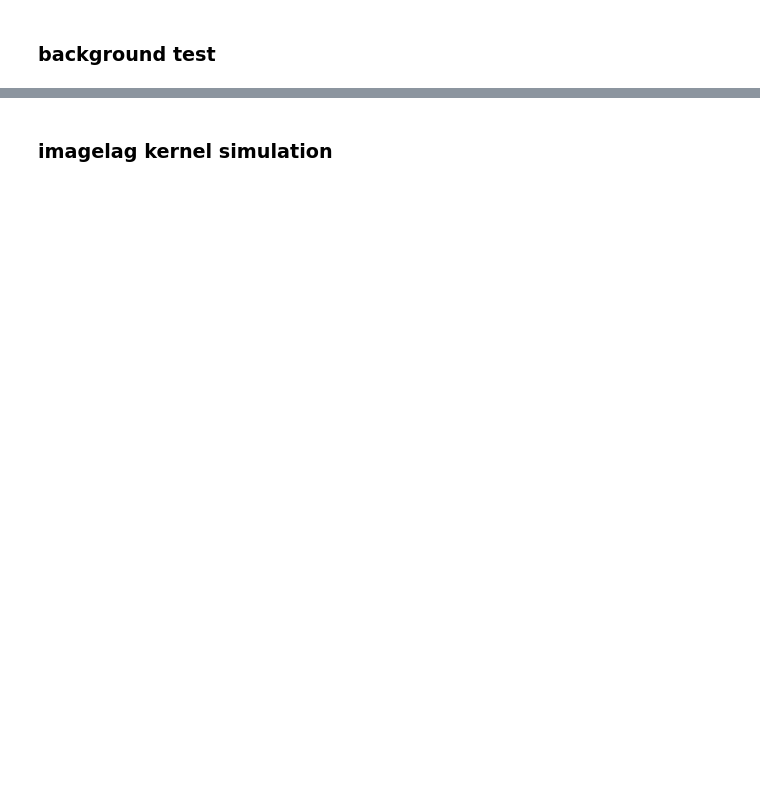
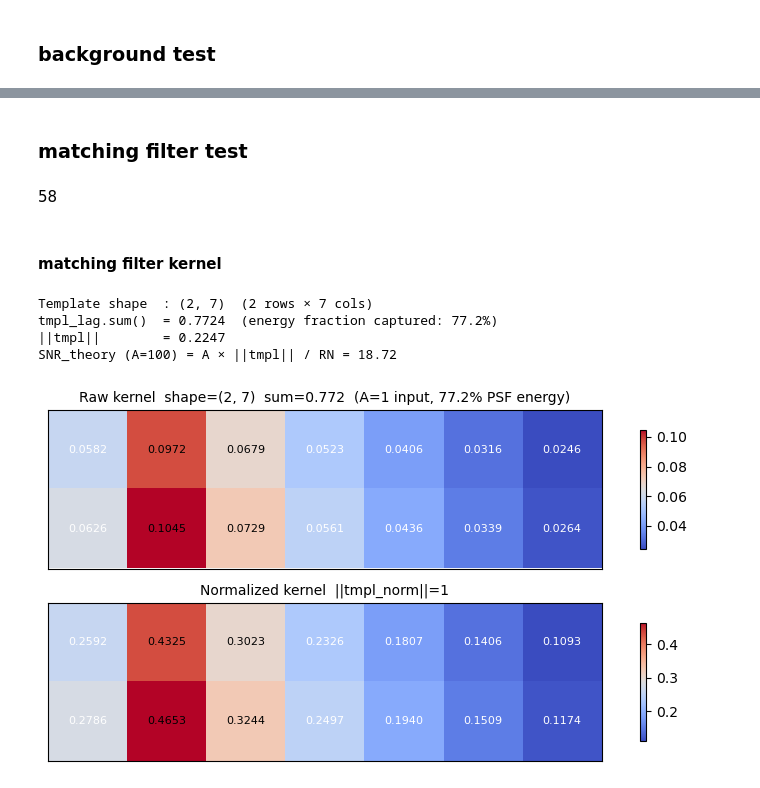
Before and after one commit to dotamh/ZP8_algo_lab, a Jupyter notebook: imagelag_filter.ipynb, the cells around one changed output, grey strips where cells are left out. Cells and saved outputs as stored; diff of their text form; code cells hidden in the pictures; blank space fills up the shorter version.

```diff
--- a/imagelag_filter.ipynb
+++ b/imagelag_filter.ipynb
@@ -644,2 +594,54 @@ A=200  PSF peak=47.7  lag peak=12.13  mask px=16
-# %% [markdown]
-### imagelag kernel simulation
+# %% [markdown]
+### matching filter test
+# %% [markdown]
+58
+# %% [markdown]
+#### matching filter kernel
+# %%
+# ── Matched filter kernel: PSF inner 2×2 rows + lag tail ─────────────────
+# PSF 4×4 stamped at (CX, CY):  inner 2×2 core @ rows [CY-1,CY], cols [CX-1,CX]
+# Lag kernel is 1-D horizontal → tail extends rightward from the PSF.
+#
+# Template uses A=1.0 (unit amplitude).  tmpl_lag.sum() ≈ 0.915 because only
+# the inner 2×2 PSF rows are kept; outer rows hold the remaining ~8.5%.
+# MF signal = A_TEST × ‖tmpl_lag‖ (not tmpl_lag.sum()).
+#
+# LAG_COLS: columns to keep after the PSF right core edge (CX inclusive).
+# 0 = PSF 2×2 only.  Useful range: 1 … lag_.T (=20).
+LAG_COLS = 5   # ← adjust here
+
+sig_tmpl = np.zeros((H, W))
+PSF(A=1.0).stamp(sig_tmpl, CX, CY)     # unit amplitude — A baked into SNR formula
+lr = lag_.apply(sig_tmpl)
+
+# Row range: inner 2×2 height
+r0, r1 = CY - 1, CY + 1               # 2 rows
+# Col range: PSF left core edge … PSF right core edge + LAG_COLS
+c0, c1 = CX - 1, CX + 1 + LAG_COLS   # 2 + LAG_COLS columns
+
+tmpl_lag  = lr[r0:r1, c0:c1]
+tmpl_norm = tmpl_lag / np.linalg.norm(tmpl_lag)
+
+energy_frac = tmpl_lag.sum() / sig_tmpl.sum()
+print(f"Template shape  : {tmpl_lag.shape}  ({r1-r0} rows × {c1-c0} cols)")
+print(f"tmpl_lag.sum()  = {tmpl_lag.sum():.4f}  (energy fraction captured: {energy_frac*100:.1f}%)")
+print(f"||tmpl||        = {np.linalg.norm(tmpl_lag):.4f}")
+print(f"SNR_theory (A={A_TEST:.0f}) = A × ||tmpl|| / RN = "
+      f"{A_TEST * np.linalg.norm(tmpl_lag) / RN:.2f}")
+
+fig, axes = plt.subplots(2, 1, figsize=(max(8, c1-c0), 4))
+annotated_heatmap(axes[0], tmpl_lag,
+                  f'Raw kernel  shape={tmpl_lag.shape}  sum={tmpl_lag.sum():.3f}  '
+                  f'(A=1 input, {energy_frac*100:.1f}% PSF energy)',
+                  fmt='{:.4f}', fontsize=8)
+annotated_heatmap(axes[1], tmpl_norm,
+                  'Normalized kernel  ||tmpl_norm||=1',
+                  fmt='{:.4f}', fontsize=8)
+plt.tight_layout()
+plt.show()
+# %% [output]
+Template shape  : (2, 7)  (2 rows × 7 cols)
+tmpl_lag.sum()  = 0.7724  (energy fraction captured: 77.2%)
+||tmpl||        = 0.2247
+SNR_theory (A=100) = A × ||tmpl|| / RN = 18.72
+[figure, added]
```
Also changed, not shown: parts of 13 cells of this notebook, 1 other file.
